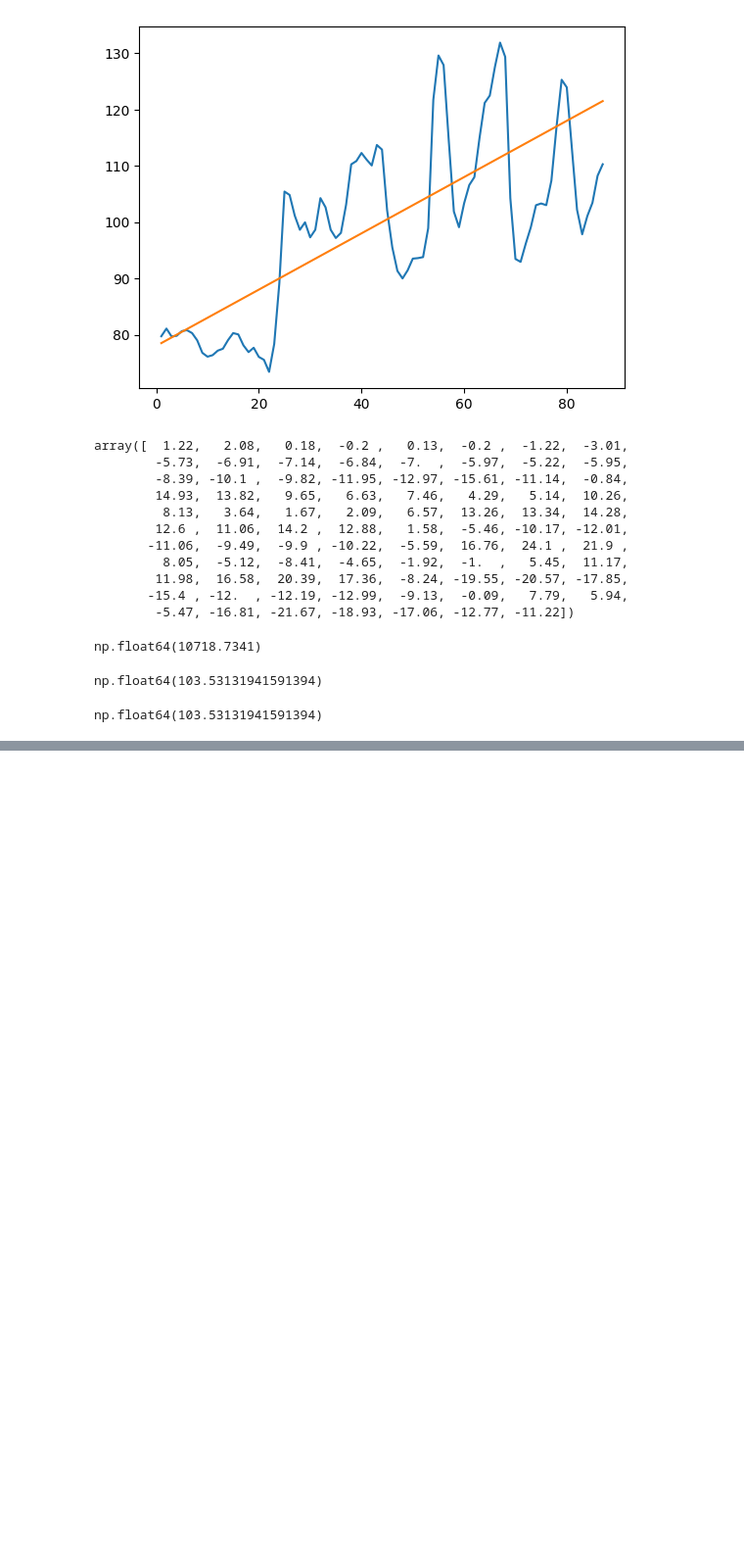
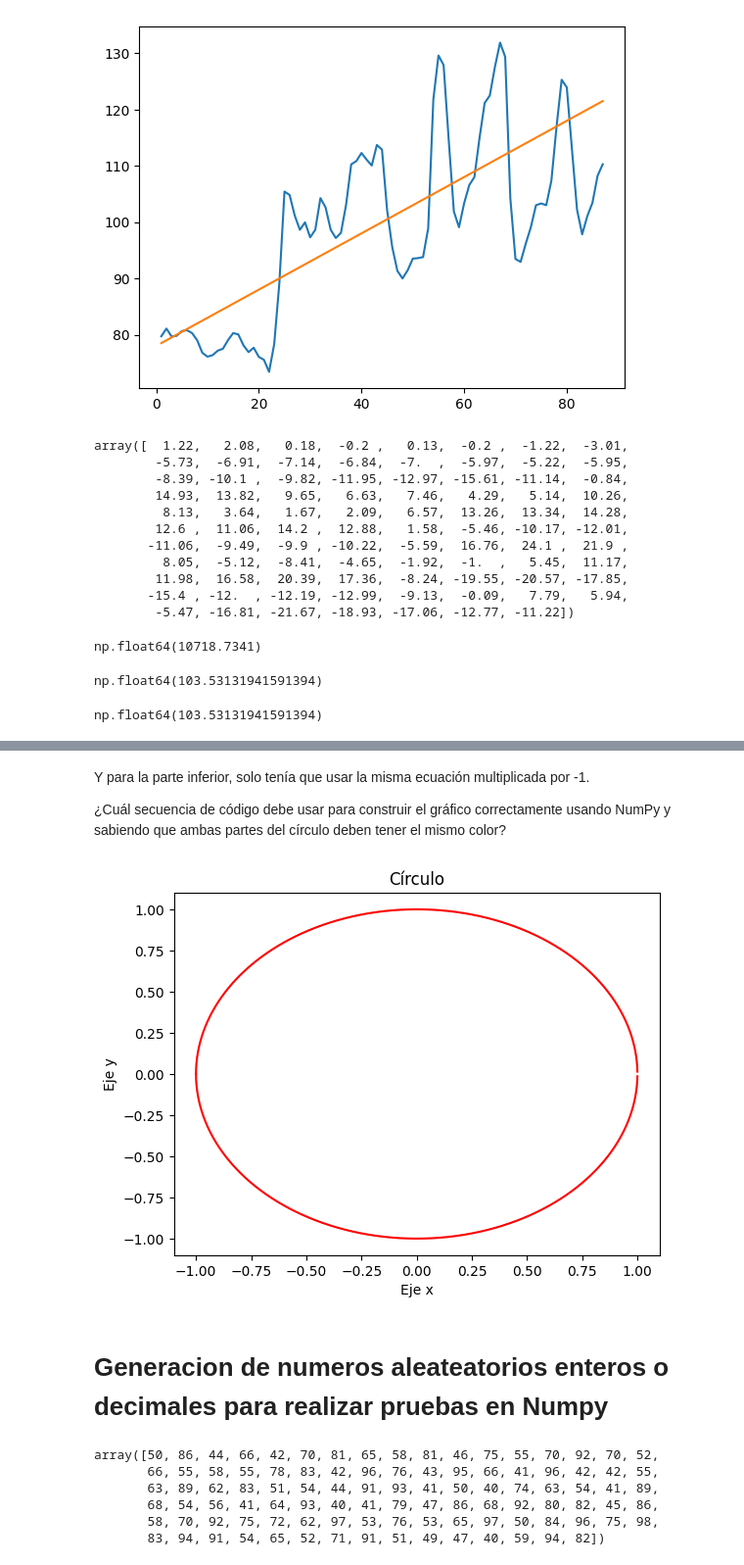
Before and after one commit to AngelTroncoso/Data_Science, a Jupyter notebook: 3_Numpy.ipynb, the cells around one changed output, grey strips where cells are left out. Shown at 98% size. Cells and saved outputs as stored; diff of their text form; code cells hidden in the pictures; blank space fills up the shorter version.

```diff
--- a/3_Numpy.ipynb
+++ b/3_Numpy.ipynb
@@ -557,0 +662,40 @@ np.float64(103.53131941591394)
+# %% [markdown]
+Y para la parte inferior, solo tenía que usar la misma ecuación multiplicada por -1.
+
+¿Cuál secuencia de código debe usar para construir el gráfico correctamente usando NumPy y sabiendo que ambas partes del círculo deben tener el mismo color?
+# %%
+import numpy as np
+import matplotlib.pyplot as plt
+
+# Generar una secuencia de valores de x de -1 a 1
+x = np.arange(-1, 1, 0.0001)
+
+# Implementación de la fórmula
+y1 = np.sqrt(1 - x**2)
+y2 = -np.sqrt(1 - x**2)
+
+# Graficar el gráfico con las dos partes del círculo
+plt.plot(x, y1, 'r')
+plt.plot(x, y2, 'r' )
+
+# Agregar el título del gráfico y las etiquetas de los ejes x e y
+plt.title("Círculo")
+plt.xlabel("Eje x")
+plt.ylabel("Eje y")
+
+# Mostrar el gráfico
+plt.show()
+# %% [output]
+[figure, added]
+# %% [markdown]
+# Generacion de numeros aleateatorios enteros o decimales para realizar pruebas en Numpy
+# %%
+#Generacion de numeros enteros valor minimo, maximo y cantidad
+np.random.randint(40,100,100  )
+# %% [output]
+array([50, 86, 44, 66, 42, 70, 81, 65, 58, 81, 46, 75, 55, 70, 92, 70, 52,
+       66, 55, 58, 55, 78, 83, 42, 96, 76, 43, 95, 66, 41, 96, 42, 42, 55,
+       63, 89, 62, 83, 51, 54, 44, 91, 93, 41, 50, 40, 74, 63, 54, 41, 89,
+       68, 54, 56, 41, 64, 93, 40, 41, 79, 47, 86, 68, 92, 80, 82, 45, 86,
+       58, 70, 92, 75, 72, 62, 97, 53, 76, 53, 65, 97, 50, 84, 96, 75, 98,
+       83, 94, 91, 54, 65, 52, 71, 91, 51, 49, 47, 40, 59, 94, 82])
```
Also changed, not shown: parts of 53 cells of this notebook.
